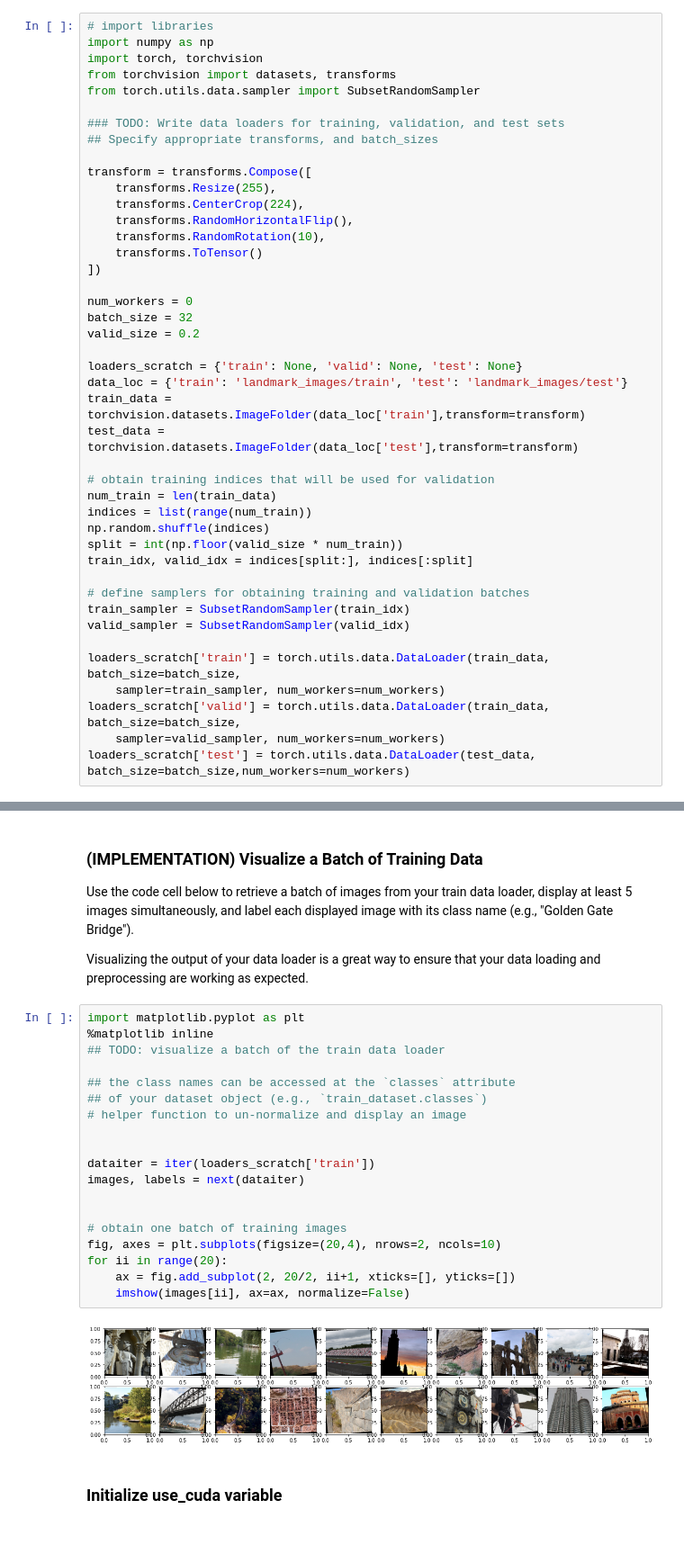
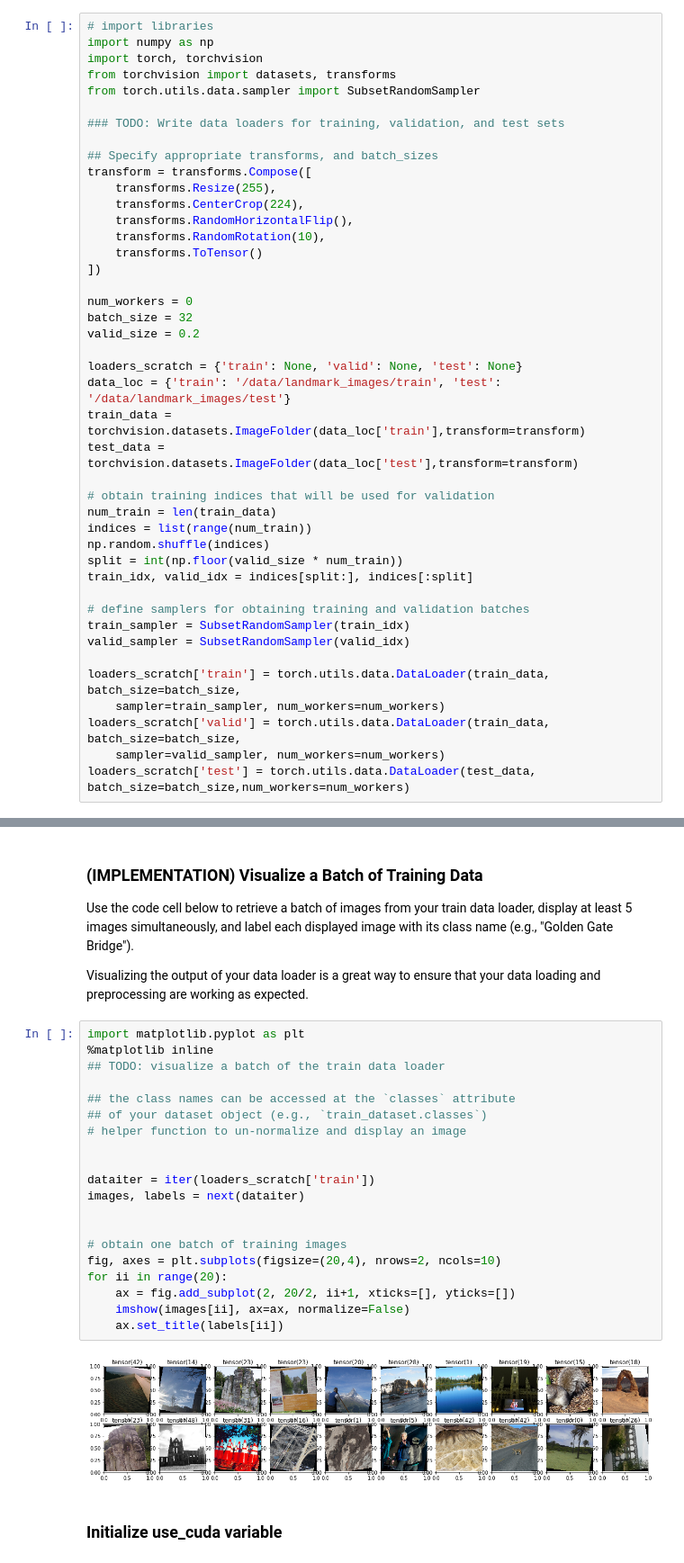
Before and after one commit to hihowme/Udacity_2021_DL, a Jupyter notebook: landmark.ipynb, the cells around one changed output, grey strips where cells are left out. Shown at 90% size. Saved outputs shown, nothing was run; the diff lists cells and outputs as text; blank space fills up the shorter version.

```diff
--- a/landmark.ipynb
+++ b/landmark.ipynb
@@ -144,8 +110,8 @@ from torchvision import datasets, transforms
 from torch.utils.data.sampler import SubsetRandomSampler
 
 ### TODO: Write data loaders for training, validation, and test sets
+
 ## Specify appropriate transforms, and batch_sizes
-
 transform = transforms.Compose([
     transforms.Resize(255),
     transforms.CenterCrop(224),
@@ -159,7 +125,7 @@ batch_size = 32
 valid_size = 0.2
 
 loaders_scratch = {'train': None, 'valid': None, 'test': None}
-data_loc = {'train': 'landmark_images/train', 'test': 'landmark_images/test'}
+data_loc = {'train': '/data/landmark_images/train', 'test': '/data/landmark_images/test'}
 train_data = torchvision.datasets.ImageFolder(data_loc['train'],transform=transform)
 test_data = torchvision.datasets.ImageFolder(data_loc['test'],transform=transform)
 
@@ -194,24 +162,25 @@ Visualizing the output of your data loader is a great way to ensure that your da
 # %%
 import matplotlib.pyplot as plt
 %matplotlib inline
 ## TODO: visualize a batch of the train data loader
 
 ## the class names can be accessed at the `classes` attribute
 ## of your dataset object (e.g., `train_dataset.classes`)
 # helper function to un-normalize and display an image
 
 
 dataiter = iter(loaders_scratch['train'])
 images, labels = next(dataiter)
 
 
 # obtain one batch of training images
 fig, axes = plt.subplots(figsize=(20,4), nrows=2, ncols=10)
 for ii in range(20):
     ax = fig.add_subplot(2, 20/2, ii+1, xticks=[], yticks=[])
     imshow(images[ii], ax=ax, normalize=False)
+    ax.set_title(labels[ii])
 # %% [output]
-[figure, old version]
+[figure, new version]
 # %% [markdown]
 ### Initialize use_cuda variable
 # %%
```
Also changed, not shown: parts of 25 cells of this notebook.
